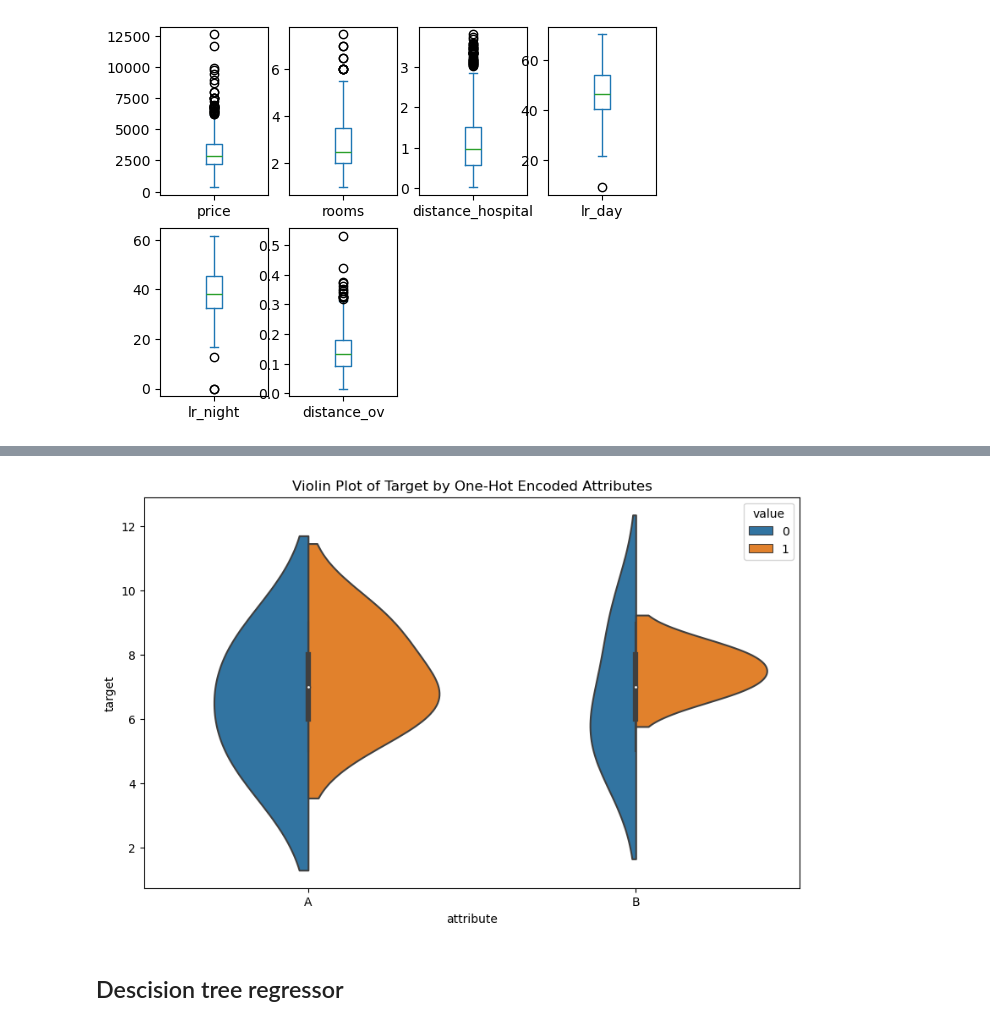
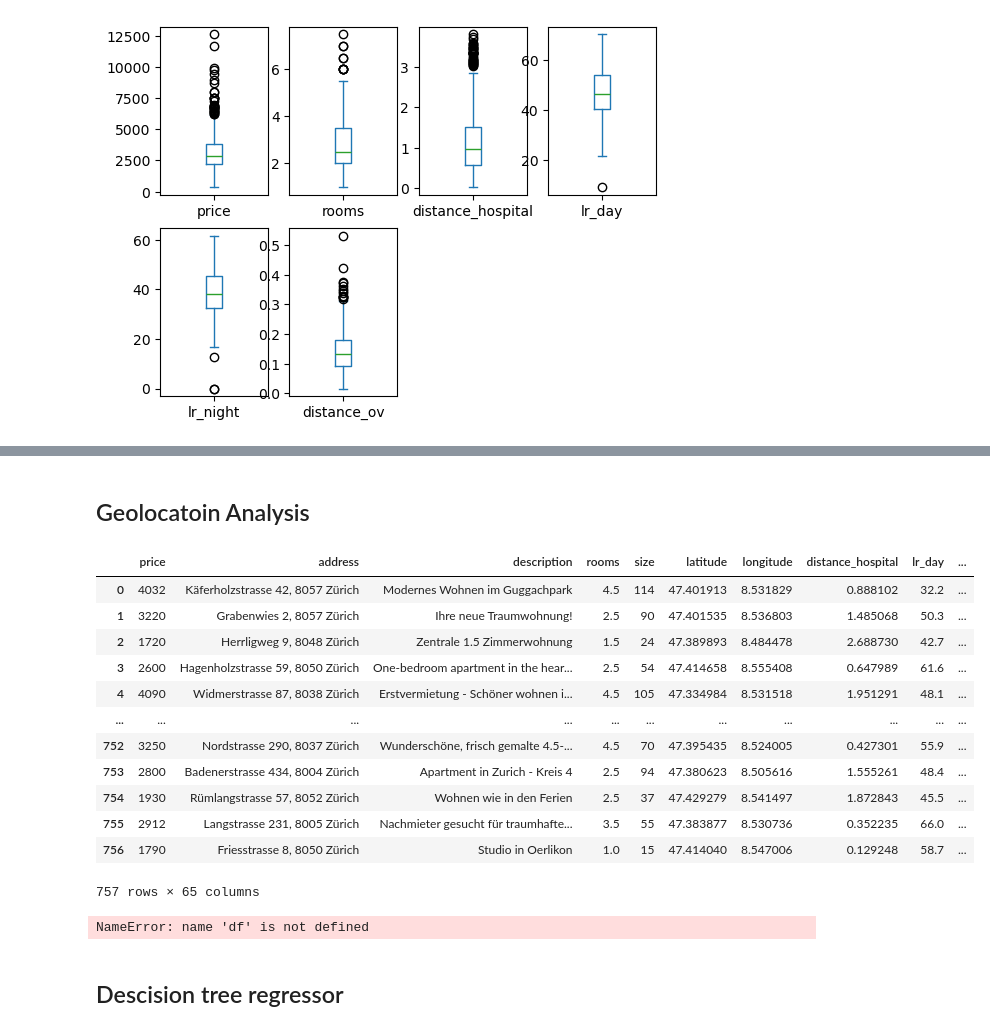
Before and after one commit to Giginio/mlp, a Jupyter notebook: 2_DecisionTreeRegressor.ipynb, the cells around one changed output, grey strips where cells are left out. Drawn from its saved outputs; the diff is of its cells as text; code cells hidden in the pictures.

```diff
--- a/2_DecisionTreeRegressor.ipynb
+++ b/2_DecisionTreeRegressor.ipynb
@@ -278,38 +293,0 @@ import seaborn as sns
-# %%
-import pandas as pd
-import seaborn as sns
-import matplotlib.pyplot as plt
-
-# Sample DataFrame with one-hot encoded variables and a target
-data = {
-    'A_0': [1, 0, 0, 1, 0],
-    'A_1': [0, 1, 1, 0, 1],
-    'B_0': [1, 1, 0, 0, 1],
-    'B_1': [0, 0, 1, 1, 0],
-    'target': [5, 6, 7, 8, 9]
-}
-
-df = pd.DataFrame(data)
-
-# Melt the DataFrame
-melted_df = df.melt(id_vars=['target'], var_name='variable', value_name='value')
-
-# Filter out rows where the one-hot encoded value is 0
-melted_df = melted_df[melted_df['value'] == 1]
-
-# Drop the 'value' column as it's no longer needed
-melted_df = melted_df.drop(columns=['value'])
-
-# Extract original attribute and value from the variable name
-melted_df[['attribute', 'value']] = melted_df['variable'].str.split('_', expand=True)
-
-# Drop the original variable column
-melted_df = melted_df.drop(columns=['variable'])
-
-# Create the violin plot
-plt.figure(figsize=(10, 6))
-sns.violinplot(x='attribute', y='target', hue='value', data=melted_df, split=True)
-plt.title('Violin Plot of Target by One-Hot Encoded Attributes')
-plt.show()
-# %% [output]
-[figure, removed]
@@ -316,3 +297,45 @@ plt.show()
+# %% [markdown]
+## Geolocatoin Analysis <a name="loc"></a>
+# %%
+df
+# %% [output]
+|  | price | address | description | rooms | size | latitude | longitude | distance_hospital | lr_day | ... |
+| 0 | 4032 | Käferholzstrasse 42, 8057 Zürich | Modernes Wohnen im Guggachpark | 4.5 | 114 | 47.401913 | 8.531829 | 0.888102 | 32.2 | ... |
+| 1 | 3220 | Grabenwies 2, 8057 Zürich | Ihre neue Traumwohnung! | 2.5 | 90 | 47.401535 | 8.536803 | 1.485068 | 50.3 | ... |
+| 2 | 1720 | Herrligweg 9, 8048 Zürich | Zentrale 1.5 Zimmerwohnung | 1.5 | 24 | 47.389893 | 8.484478 | 2.688730 | 42.7 | ... |
+| 3 | 2600 | Hagenholzstrasse 59, 8050 Zürich | One-bedroom apartment in the hear... | 2.5 | 54 | 47.414658 | 8.555408 | 0.647989 | 61.6 | ... |
+| 4 | 4090 | Widmerstrasse 87, 8038 Zürich | Erstvermietung - Schöner wohnen i... | 4.5 | 105 | 47.334984 | 8.531518 | 1.951291 | 48.1 | ... |
+| ... | ... | ... | ... | ... | ... | ... | ... | ... | ... | ... |
+| 752 | 3250 | Nordstrasse 290, 8037 Zürich | Wunderschöne, frisch gemalte 4.5-... | 4.5 | 70 | 47.395435 | 8.524005 | 0.427301 | 55.9 | ... |
+| 753 | 2800 | Badenerstrasse 434, 8004 Zürich | Apartment in Zurich - Kreis 4 | 2.5 | 94 | 47.380623 | 8.505616 | 1.555261 | 48.4 | ... |
+| 754 | 1930 | Rümlangstrasse 57, 8052 Zürich | Wohnen wie in den Ferien | 2.5 | 37 | 47.429279 | 8.541497 | 1.872843 | 45.5 | ... |
+| 755 | 2912 | Langstrasse 231, 8005 Zürich | Nachmieter gesucht für traumhafte... | 3.5 | 55 | 47.383877 | 8.530736 | 0.352235 | 66.0 | ... |
+| 756 | 1790 | Friesstrasse 8, 8050 Zürich | Studio in Oerlikon | 1.0 | 15 | 47.414040 | 8.547006 | 0.129248 | 58.7 | ... |
+757 rows × 65 columns
+# %%
+import pandas as pd
+import geopandas as gpd
+import matplotlib.pyplot as plt
+import contextily as ctx #conda install contextily // Didnt work i used 'pip install contextily' instead
+
+
+# Convert DataFrame to GeoDataFrame
+gdf = gpd.GeoDataFrame(df, geometry=gpd.points_from_xy(df.longitude, df.latitude))
+
+# Set the coordinate reference system to WGS84 (EPSG:4326)
+gdf.set_crs(epsg=4326, inplace=True)
+
+# Plot the GeoDataFrame
+fig, ax = plt.subplots(figsize=(10, 10))
+gdf.plot(ax=ax, column='wbauj', legend=True, legend_kwds={'label': "Build Year"})
+
+# Add basemap from contextily
+ctx.add_basemap(ax, crs=gdf.crs.to_string(), source=ctx.providers.Stamen.TonerLite)
+
+# Show plot
+plt.show()
+# %% [output]
+NameError: name 'df' is not defined
 # %% [markdown]
 ## Descision tree regressor
 # %%
```
Also changed, not shown: parts of 15 cells of this notebook, 6 other files.
